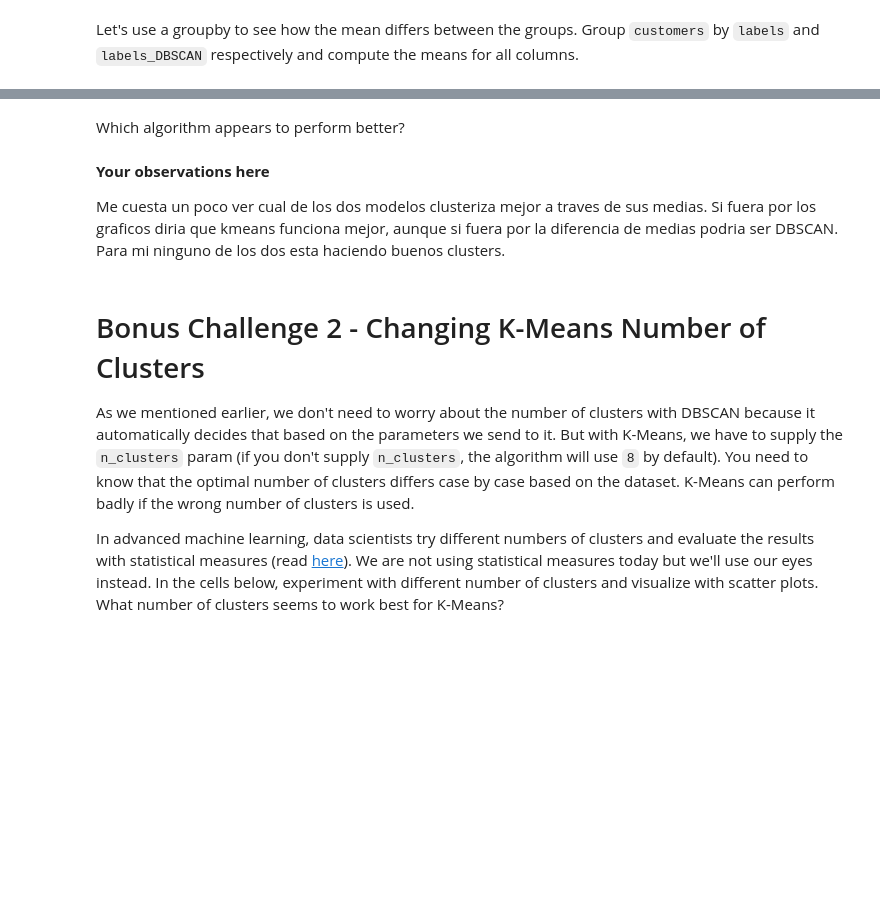
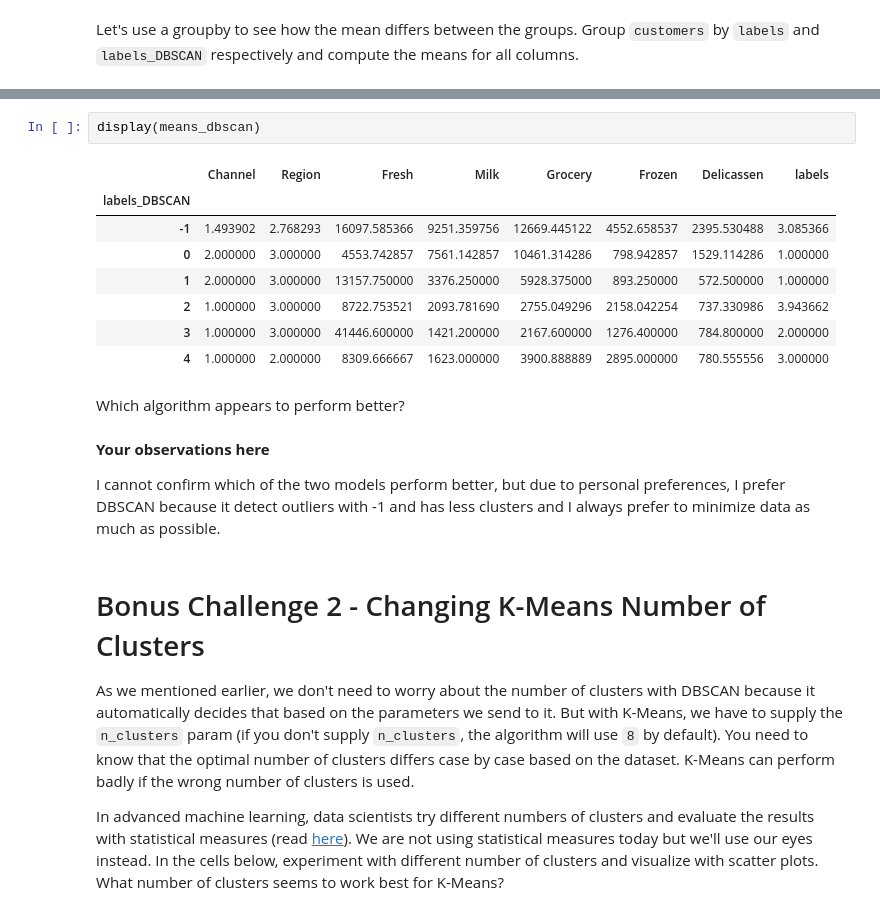
Before and after one commit to Ironhack-Data-Madrid-Octubre-2023/7.4-lab_unsupervised_learning, a Jupyter notebook: your-code/main.ipynb, the cells around one changed output, grey strips where cells are left out. Saved outputs shown, nothing was run; the diff lists cells and outputs as text; blank space fills up the shorter version.

```diff
--- a/your-code/main.ipynb
+++ b/your-code/main.ipynb
@@ -297,9 +345,20 @@ Let's use a groupby to see how the mean differs between the groups. Group `custo
+# %%
+display(means_dbscan)
+# %% [output]
+|  | Channel | Region | Fresh | Milk | Grocery | Frozen | Delicassen | labels |
+| labels_DBSCAN |  |  |  |  |  |  |  |  |
+| -1 | 1.493902 | 2.768293 | 16097.585366 | 9251.359756 | 12669.445122 | 4552.658537 | 2395.530488 | 3.085366 |
+| 0 | 2.000000 | 3.000000 | 4553.742857 | 7561.142857 | 10461.314286 | 798.942857 | 1529.114286 | 1.000000 |
+| 1 | 2.000000 | 3.000000 | 13157.750000 | 3376.250000 | 5928.375000 | 893.250000 | 572.500000 | 1.000000 |
+| 2 | 1.000000 | 3.000000 | 8722.753521 | 2093.781690 | 2755.049296 | 2158.042254 | 737.330986 | 3.943662 |
+| 3 | 1.000000 | 3.000000 | 41446.600000 | 1421.200000 | 2167.600000 | 1276.400000 | 784.800000 | 2.000000 |
+| 4 | 1.000000 | 2.000000 | 8309.666667 | 1623.000000 | 3900.888889 | 2895.000000 | 780.555556 | 3.000000 |
 # %% [markdown]
 Which algorithm appears to perform better?
-# %% [markdown]
-**Your observations here**
-
- Me cuesta un poco ver cual de los dos modelos clusteriza mejor a traves de sus medias. Si fuera por los graficos diria que kmeans funciona mejor, aunque si fuera por la diferencia de medias podria ser DBSCAN. Para mi ninguno de los dos esta haciendo buenos clusters.
+# %% [markdown]
+**Your observations here**
+
+I cannot confirm which of the two models perform better, but due to personal preferences, I prefer DBSCAN because it detect outliers with -1 and has less clusters and I always prefer to minimize data as much as possible.
 # %% [markdown]
 # Bonus Challenge 2 - Changing K-Means Number of Clusters
 
```
Also changed, not shown: parts of 8 cells of this notebook.
